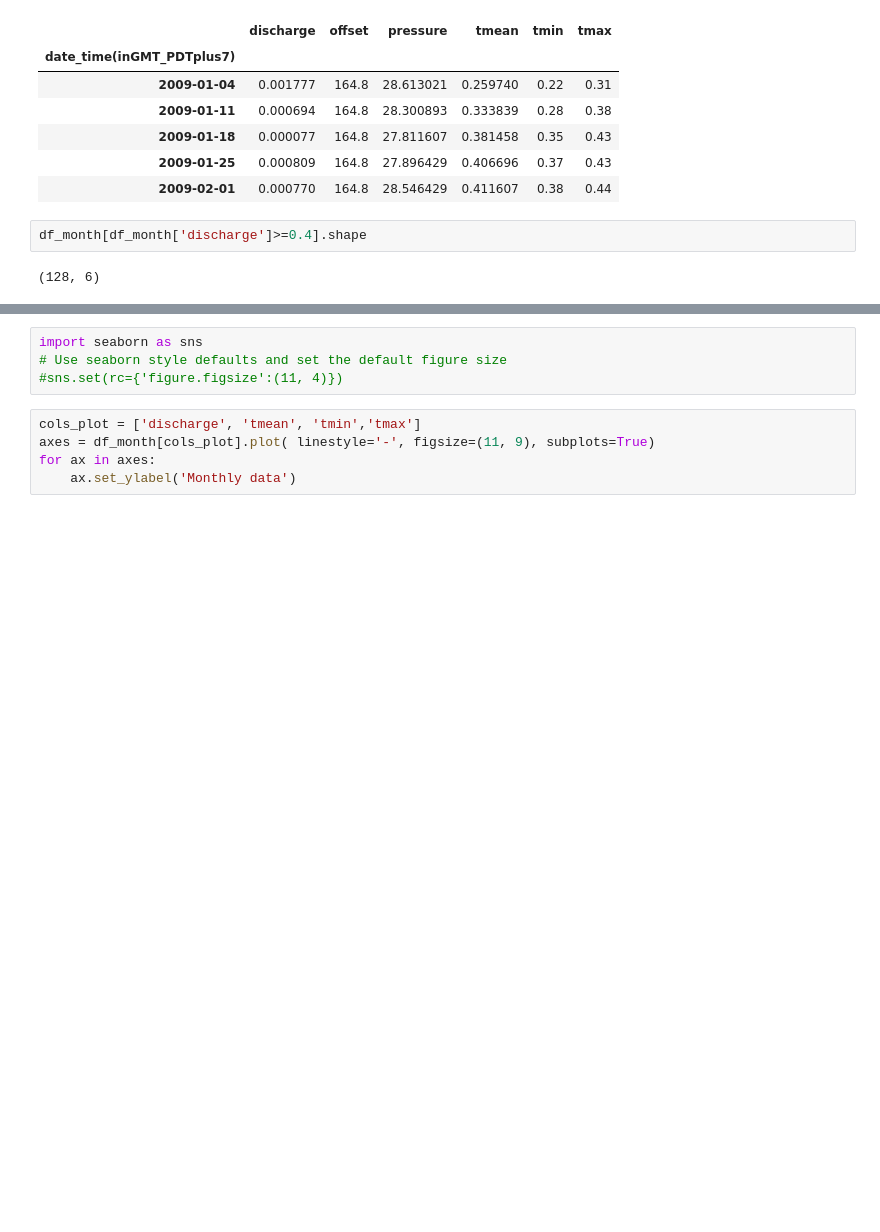
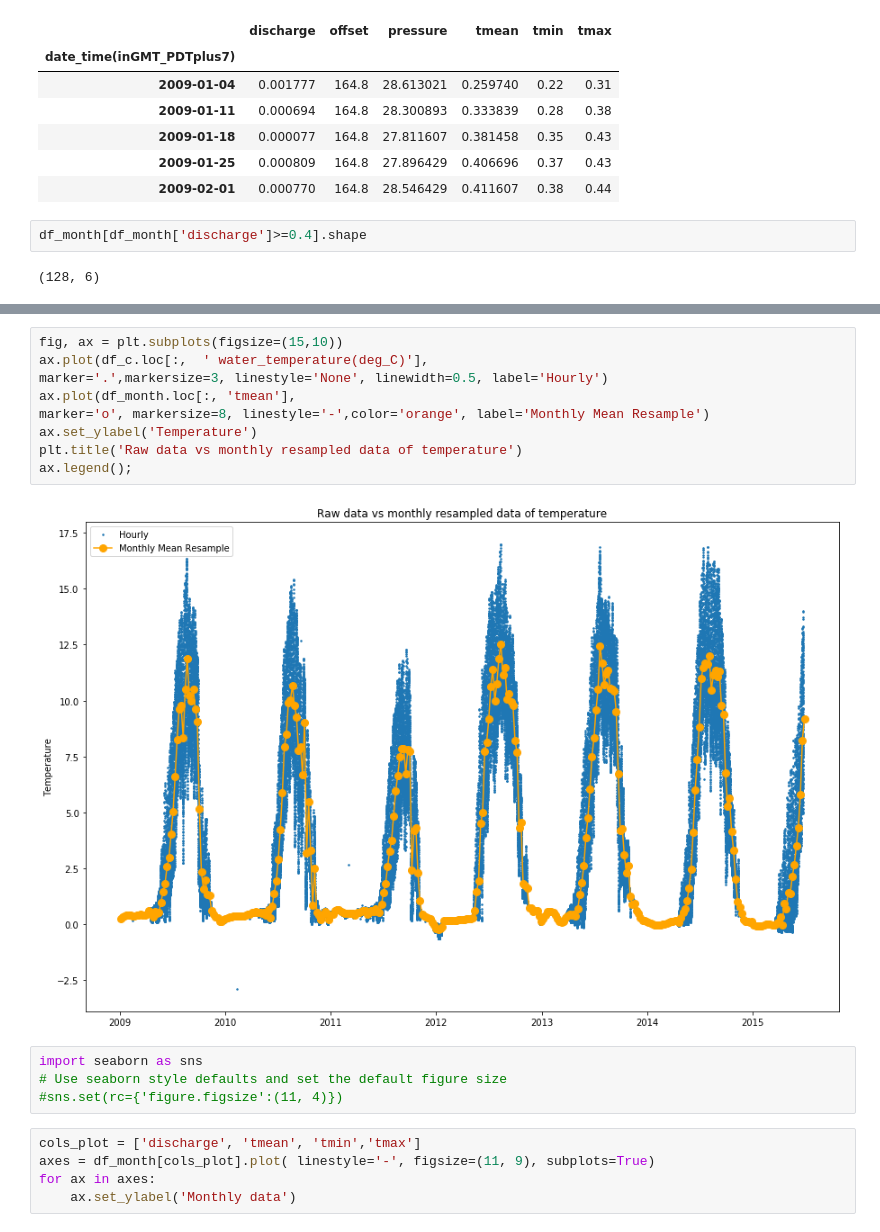
Before and after one commit to AzusaSayuri/UW-Data-analysis, a Jupyter notebook: project/Project-Q01.ipynb, the cells around one changed output, grey strips where cells are left out. Saved outputs shown, nothing was run; the diff lists cells and outputs as text; blank space fills up the shorter version.

```diff
--- a/project/Project-Q01.ipynb
+++ b/project/Project-Q01.ipynb
@@ -156,6 +156,17 @@ plt.title('Raw data vs monthly resampled data of discharge')
 ax.legend();
 # %% [output]
 [figure]
+# %%
+fig, ax = plt.subplots(figsize=(15,10))
+ax.plot(df_c.loc[:,  ' water_temperature(deg_C)'],
+marker='.',markersize=3, linestyle='None', linewidth=0.5, label='Hourly')
+ax.plot(df_month.loc[:, 'tmean'],
+marker='o', markersize=8, linestyle='-',color='orange', label='Monthly Mean Resample')
+ax.set_ylabel('Temperature')
+plt.title('Raw data vs monthly resampled data of temperature')
+ax.legend();
+# %% [output]
+[figure, added]
 # %%
 import seaborn as sns
 # Use seaborn style defaults and set the default figure size
```
Also changed, not shown: parts of 28 cells of this notebook, 1 other file.
